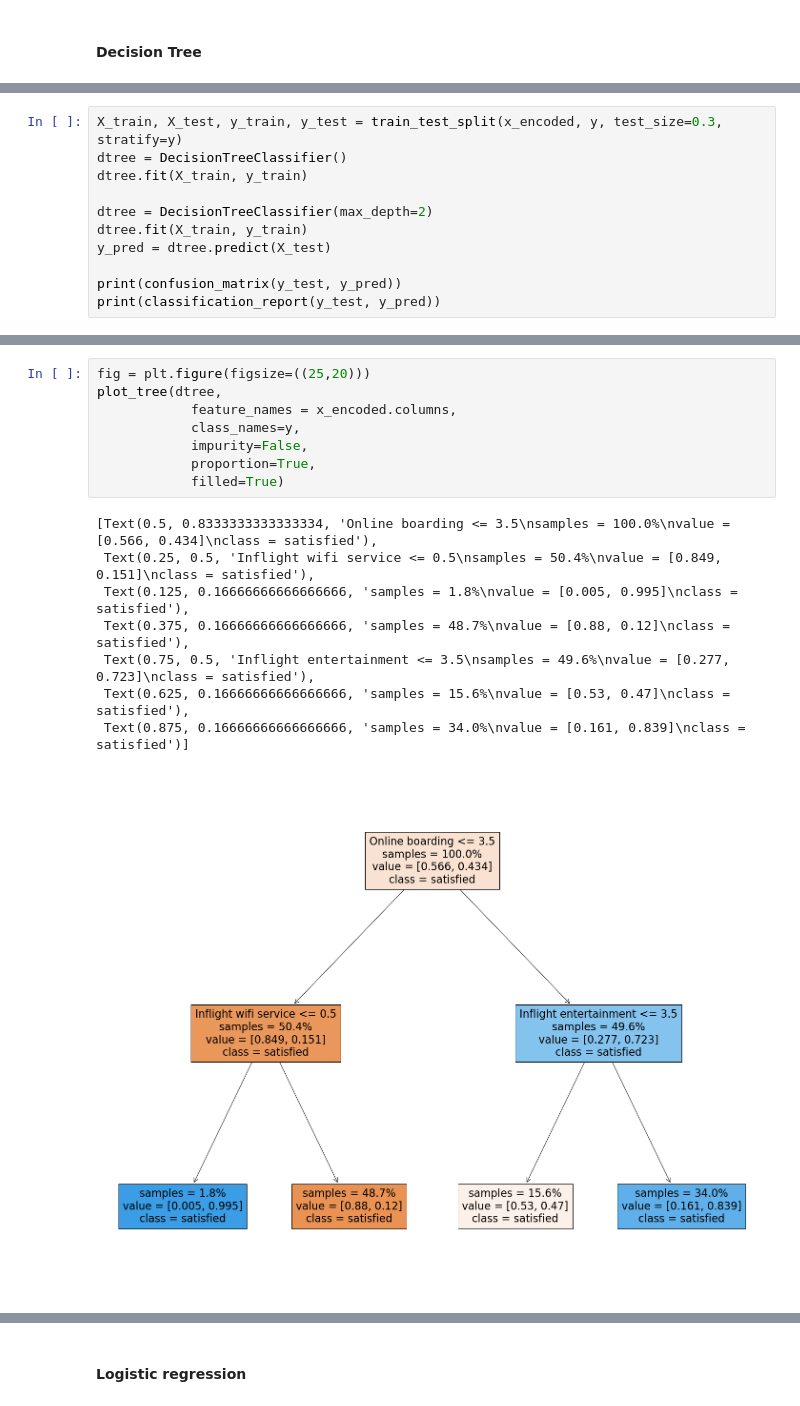
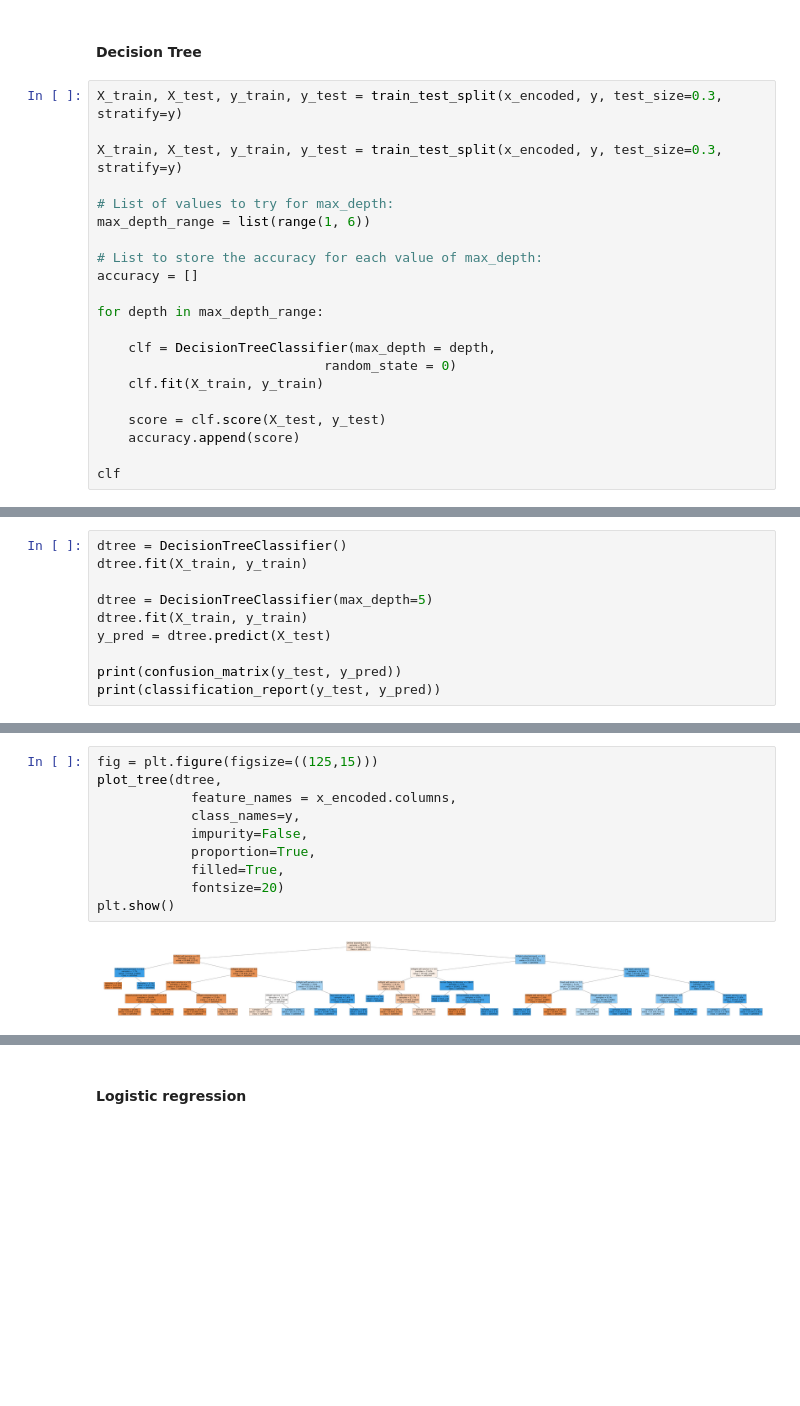
Before and after one commit to isdmg/CS131-8L-PROJECT-PARAGUAY, a Jupyter notebook: CS131-8L PROJECT - PARAGUAY.ipynb, the cells around one changed output, grey strips where cells are left out. Drawn from its saved outputs; the diff is of its cells as text; blank space fills up the shorter version.

```diff
--- a/CS131-8L PROJECT - PARAGUAY.ipynb
+++ b/CS131-8L PROJECT - PARAGUAY.ipynb
@@ -584,3 +584,24 @@ y = df['satisfaction']
 x_encoded = pd.get_dummies(X, drop_first=True)
 # %% [markdown]
 #### Decision Tree
+# %%
+X_train, X_test, y_train, y_test = train_test_split(x_encoded, y, test_size=0.3, stratify=y)
+
+X_train, X_test, y_train, y_test = train_test_split(x_encoded, y, test_size=0.3, stratify=y)
+
+# List of values to try for max_depth:
+max_depth_range = list(range(1, 6))
+
+# List to store the accuracy for each value of max_depth:
+accuracy = []
+
+for depth in max_depth_range:
+
+    clf = DecisionTreeClassifier(max_depth = depth,
+                             random_state = 0)
+    clf.fit(X_train, y_train)
+
+    score = clf.score(X_test, y_test)
+    accuracy.append(score)
+
+clf
@@ -587,9 +610,8 @@ x_encoded = pd.get_dummies(X, drop_first=True)
 # %%
-X_train, X_test, y_train, y_test = train_test_split(x_encoded, y, test_size=0.3, stratify=y)
 dtree = DecisionTreeClassifier()
 dtree.fit(X_train, y_train)
 
-dtree = DecisionTreeClassifier(max_depth=2)
+dtree = DecisionTreeClassifier(max_depth=5)
 dtree.fit(X_train, y_train)
 y_pred = dtree.predict(X_test)
 
@@ -609,20 +631,15 @@ neutral or dissatisfied       0.80      0.90      0.85     21968
 # %%
-fig = plt.figure(figsize=((25,20)))
+fig = plt.figure(figsize=((125,15)))
 plot_tree(dtree,
             feature_names = x_encoded.columns,
             class_names=y,
             impurity=False,
             proportion=True,
-            filled=True)
+            filled=True,
+            fontsize=20)
+plt.show()
 # %% [output]
-[Text(0.5, 0.8333333333333334, 'Online boarding <= 3.5\nsamples = 100.0%\nvalue = [0.566, 0.434]\nclass = satisfied'),
- Text(0.25, 0.5, 'Inflight wifi service <= 0.5\nsamples = 50.4%\nvalue = [0.849, 0.151]\nclass = satisfied'),
- Text(0.125, 0.16666666666666666, 'samples = 1.8%\nvalue = [0.005, 0.995]\nclass = satisfied'),
- Text(0.375, 0.16666666666666666, 'samples = 48.7%\nvalue = [0.88, 0.12]\nclass = satisfied'),
- Text(0.75, 0.5, 'Inflight entertainment <= 3.5\nsamples = 49.6%\nvalue = [0.277, 0.723]\nclass = satisfied'),
- Text(0.625, 0.16666666666666666, 'samples = 15.6%\nvalue = [0.53, 0.47]\nclass = satisfied'),
- Text(0.875, 0.16666666666666666, 'samples = 34.0%\nvalue = [0.161, 0.839]\nclass = satisfied')]
-[figure, old version]
+[figure, new version]
 # %%
 cm = confusion_matrix(y_test, y_pred, labels=dtree.classes_)
 disp = ConfusionMatrixDisplay(confusion_matrix=cm, display_labels=dtree.classes_)
```
Also changed, not shown: parts of 5 cells of this notebook.
